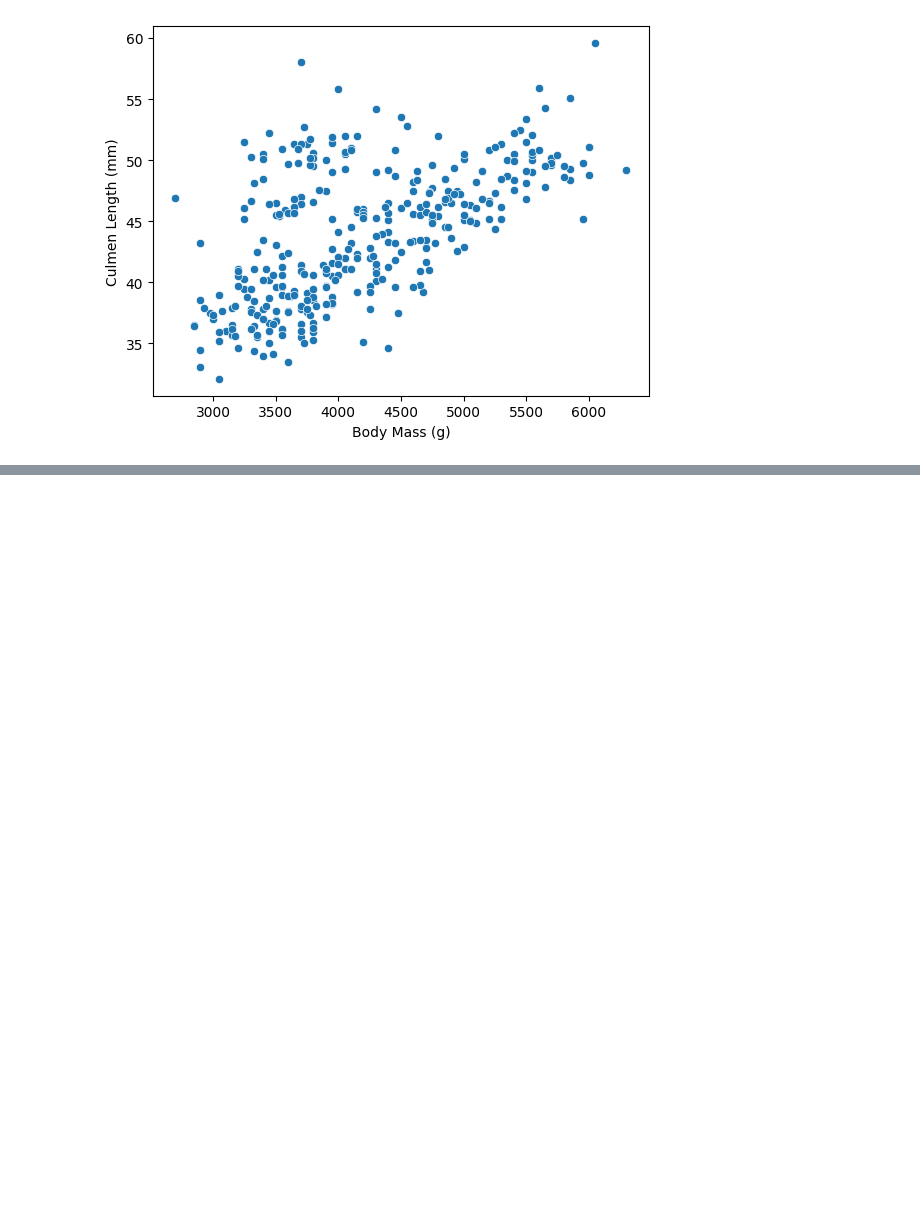
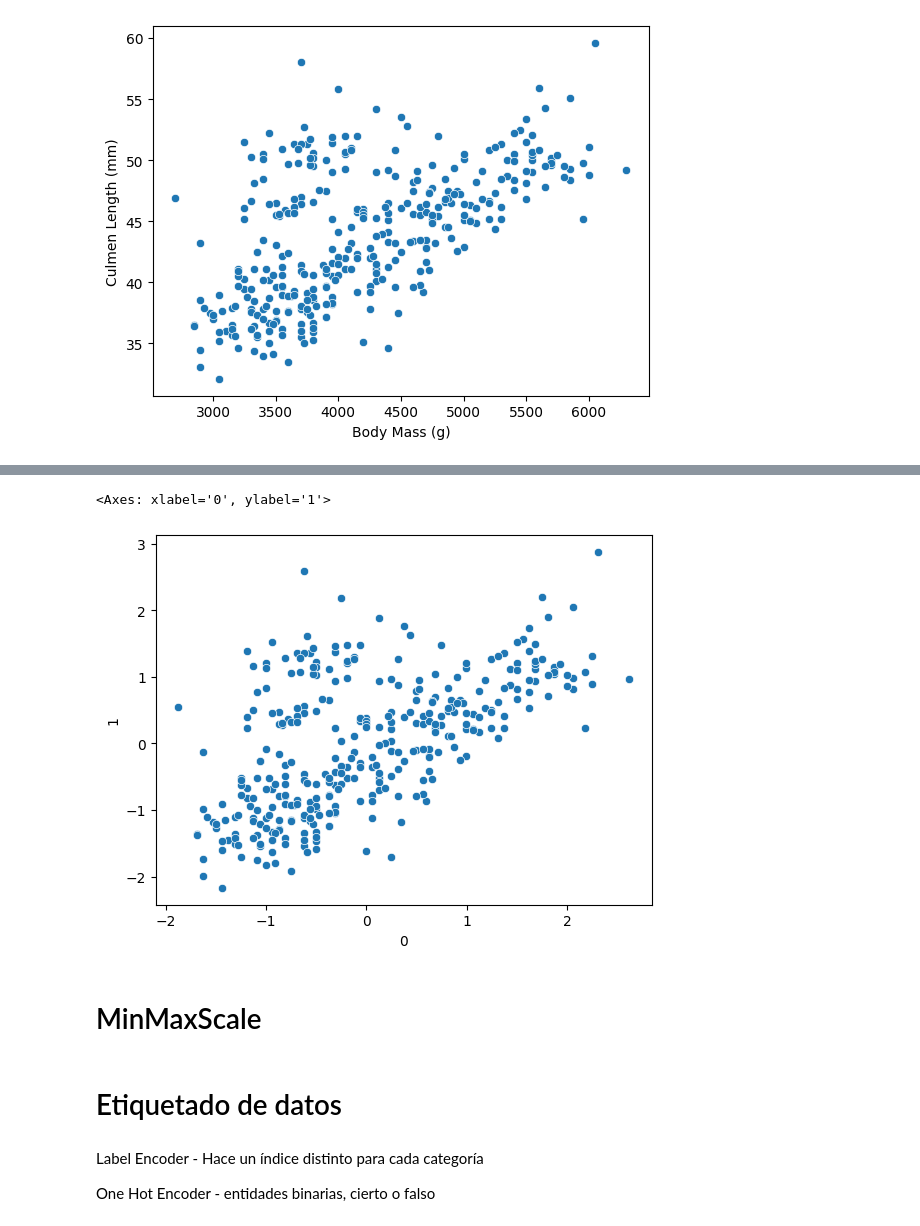
Before and after one commit to ingridsfd/preworks-data-science-ucamp, a Jupyter notebook: M2/Ingrid_M2S7_Preprocesado_de_datos.ipynb, the cells around one changed output, grey strips where cells are left out. Cells and saved outputs as stored; diff of their text form; code cells hidden in the pictures; blank space fills up the shorter version.

```diff
--- a/M2/Ingrid_M2S7_Preprocesado_de_datos.ipynb
+++ b/M2/Ingrid_M2S7_Preprocesado_de_datos.ipynb
@@ -672,0 +664,4 @@ ValueError: could not convert string to float: 'PAL0708'
+# %%
+#creé un nuevo df con sólo las colujmnas que se usarán
+nuevo_df = df_pingu[['Body Mass (g)','Culmen Length (mm)']]
+nuevo_df
@@ -672,0 +682,8 @@ ValueError: could not convert string to float: 'PAL0708'
+# %%
+#Aplicamos la clase
+escalar = StandardScaler()
+scale = escalar.fit_transform(nuevo_df)
+
+#Llamamos al escalado
+df_trans = pd.DataFrame(scale)
+df_trans
@@ -672,0 +704,13 @@ ValueError: could not convert string to float: 'PAL0708'
+# %%
+sns.scatterplot( x= df_trans[0], y= df_trans[1])
+# %% [output]
+<Axes: xlabel='0', ylabel='1'>
+[figure, added]
+# %% [markdown]
+# MinMaxScale
+# %% [markdown]
+# Etiquetado de datos
+# %% [markdown]
+Label Encoder - Hace un índice distinto para cada categoría
+
+One Hot Encoder - entidades binarias, cierto o falso
```
Also changed, not shown: parts of 8 cells of this notebook, 2 other files.
